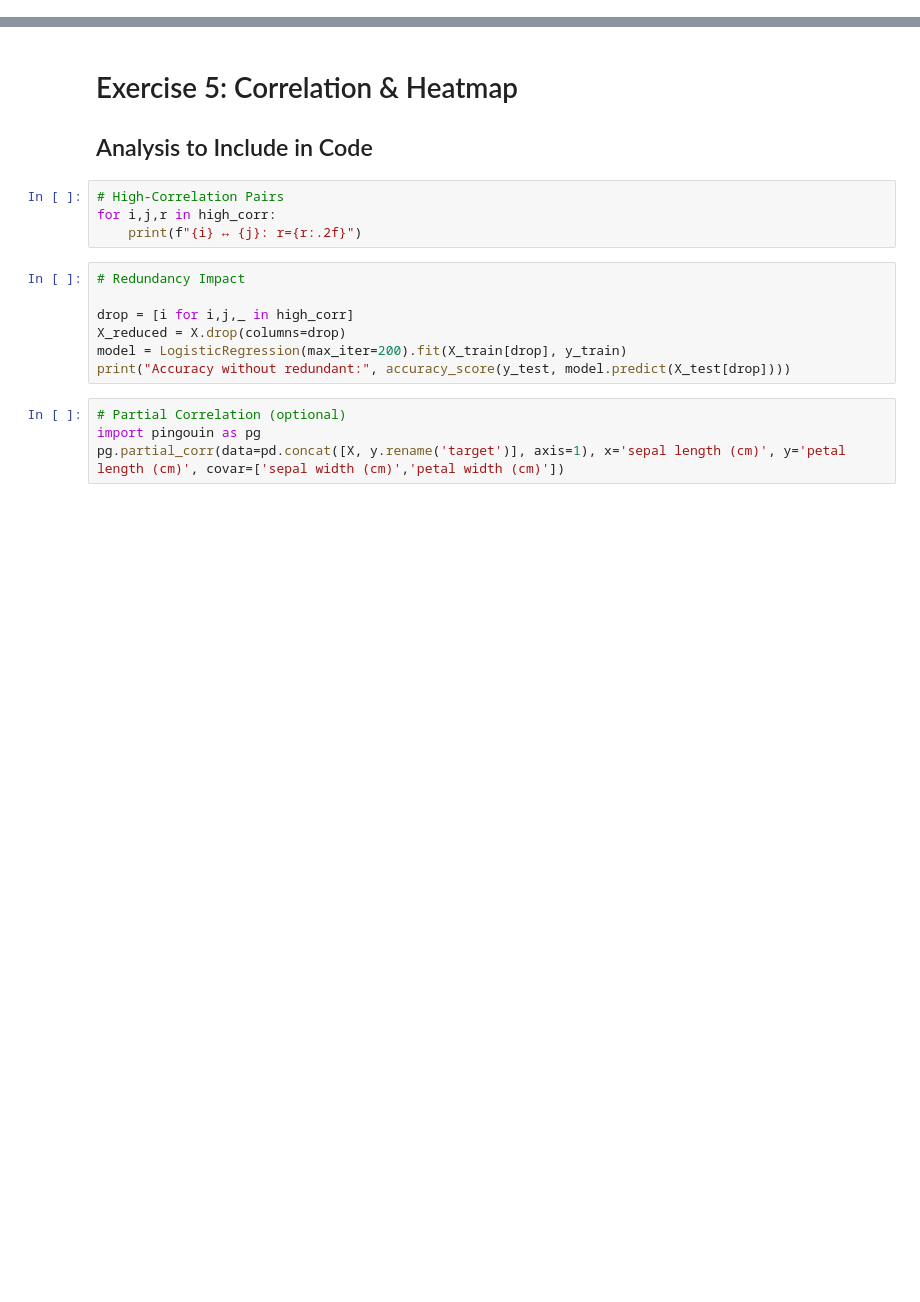
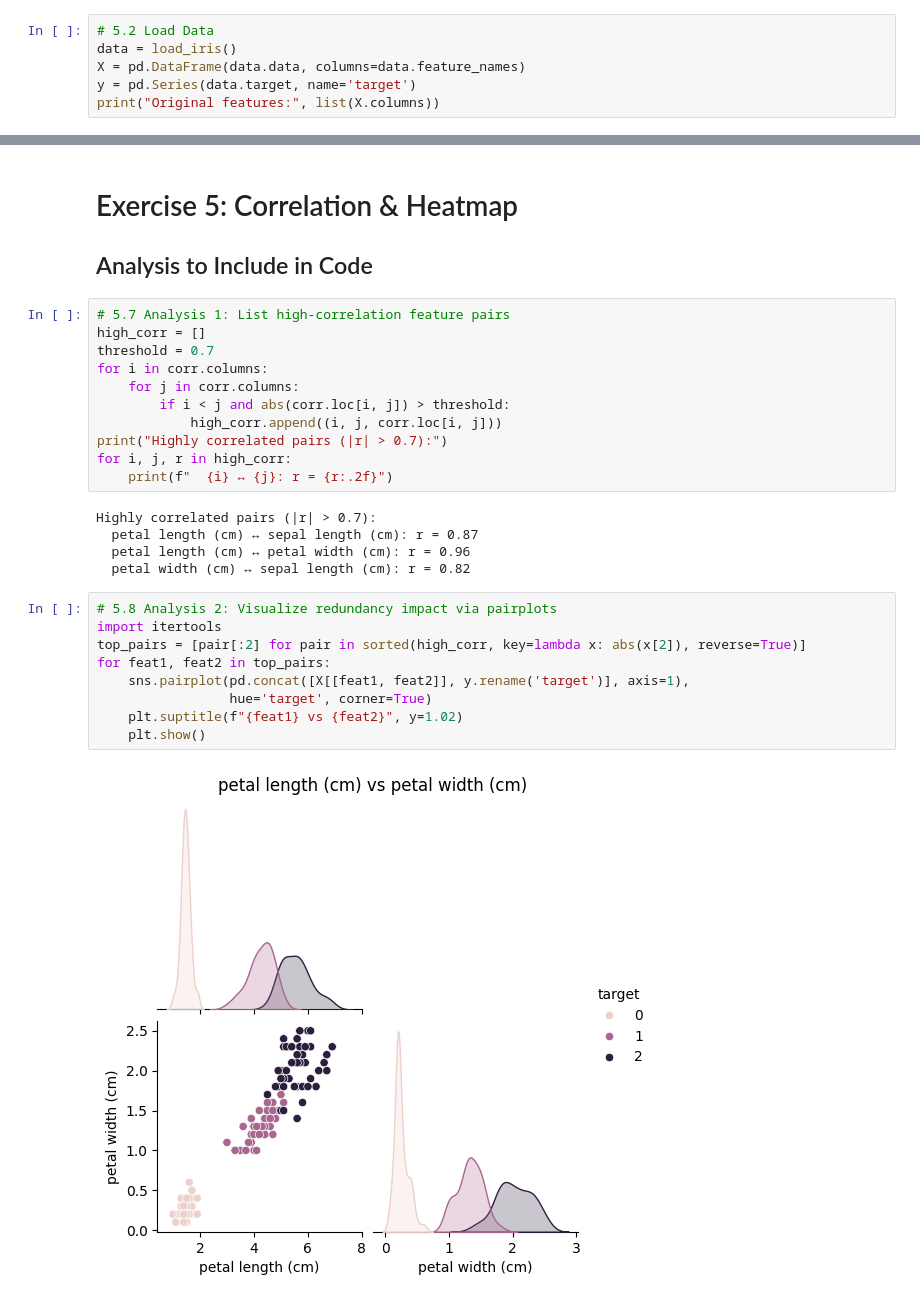
Before and after one commit to appliedcode/mthree-c422, a Jupyter notebook: Exercises/day-3/Filter_methods/Filter_methods_Heat.ipynb, the cells around one changed output, grey strips where cells are left out. Drawn from its saved outputs; the diff is of its cells as text; blank space fills up the shorter version.

```diff
--- a/Exercises/day-3/Filter_methods/Filter_methods_Heat.ipynb
+++ b/Exercises/day-3/Filter_methods/Filter_methods_Heat.ipynb
@@ -17,0 +19,6 @@ from sklearn.feature_selection import VarianceThreshold
+# %%
+# 5.2 Load Data
+data = load_iris()
+X = pd.DataFrame(data.data, columns=data.feature_names)
+y = pd.Series(data.target, name='target')
+print("Original features:", list(X.columns))
@@ -41,17 +54,29 @@ print("Highly correlated pairs (|r|>0.7):", high_corr)
 # Exercise 5: Correlation & Heatmap
 ## Analysis to Include in Code
 # %%
-# High-Correlation Pairs
-for i,j,r in high_corr:
-    print(f"{i} ↔ {j}: r={r:.2f}")
+# 5.7 Analysis 1: List high-correlation feature pairs
+high_corr = []
+threshold = 0.7
+for i in corr.columns:
+    for j in corr.columns:
+        if i < j and abs(corr.loc[i, j]) > threshold:
+            high_corr.append((i, j, corr.loc[i, j]))
+print("Highly correlated pairs (|r| > 0.7):")
+for i, j, r in high_corr:
+    print(f"  {i} ↔ {j}: r = {r:.2f}")
+# %% [output]
+Highly correlated pairs (|r| > 0.7):
+  petal length (cm) ↔ sepal length (cm): r = 0.87
+  petal length (cm) ↔ petal width (cm): r = 0.96
+  petal width (cm) ↔ sepal length (cm): r = 0.82
-# %%
-# Redundancy Impact
-
-drop = [i for i,j,_ in high_corr]
-X_reduced = X.drop(columns=drop)
-model = LogisticRegression(max_iter=200).fit(X_train[drop], y_train)
-print("Accuracy without redundant:", accuracy_score(y_test, model.predict(X_test[drop])))
-# %%
-# Partial Correlation (optional)
-import pingouin as pg
-pg.partial_corr(data=pd.concat([X, y.rename('target')], axis=1), x='sepal length (cm)', y='petal length (cm)', covar=['sepal width (cm)','petal width (cm)'])
+# %%
+# 5.8 Analysis 2: Visualize redundancy impact via pairplots
+import itertools
+top_pairs = [pair[:2] for pair in sorted(high_corr, key=lambda x: abs(x[2]), reverse=True)]
+for feat1, feat2 in top_pairs:
+    sns.pairplot(pd.concat([X[[feat1, feat2]], y.rename('target')], axis=1),
+                 hue='target', corner=True)
+    plt.suptitle(f"{feat1} vs {feat2}", y=1.02)
+    plt.show()
+# %% [output]
+[figure, added]
```
Also changed, not shown: parts of 7 cells of this notebook.
